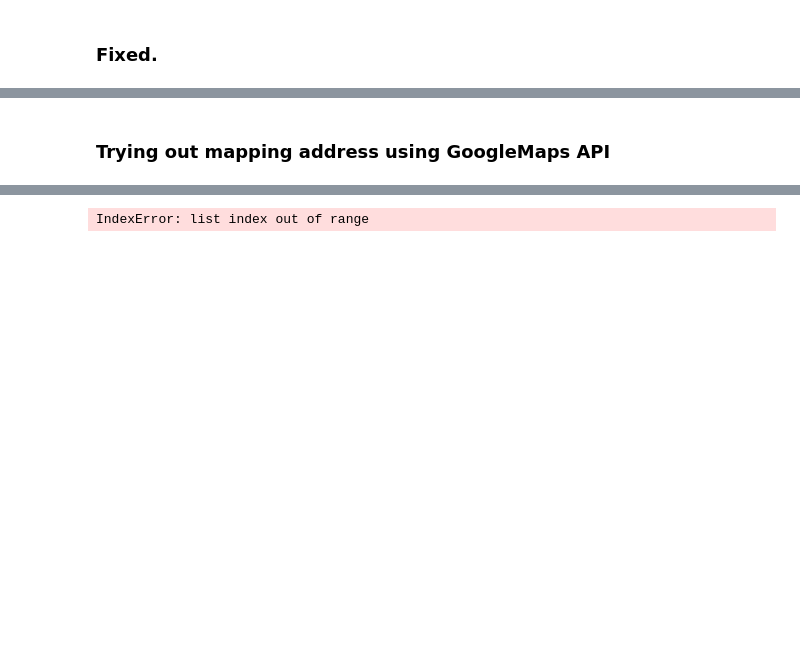
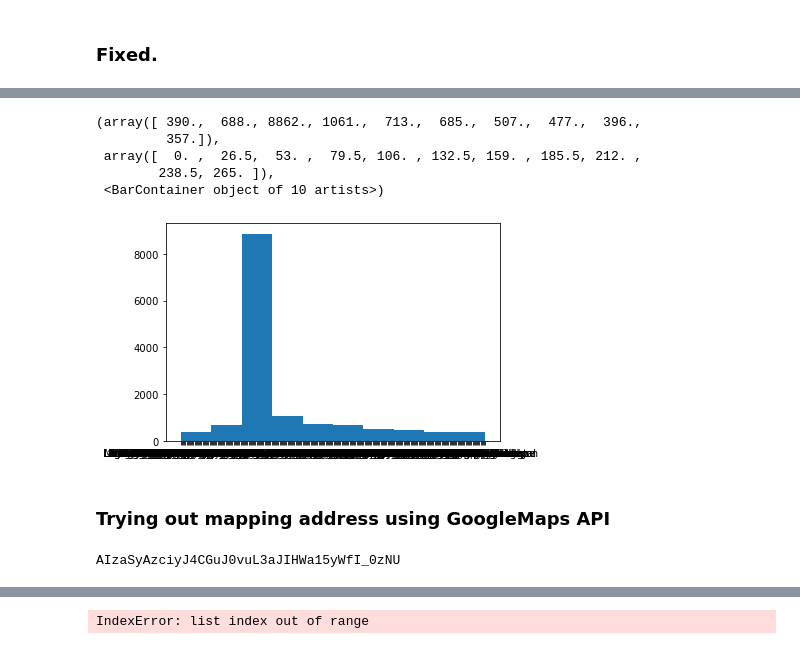
Before and after one commit to AGoyal0512/CS298, a Jupyter notebook: PoliceCleaning.ipynb, the cells around one changed output, grey strips where cells are left out. Cells and saved outputs as stored; diff of their text form; code cells hidden in the pictures; blank space fills up the shorter version.

```diff
--- a/PoliceCleaning.ipynb
+++ b/PoliceCleaning.ipynb
@@ -305,0 +337,3 @@ df[df['Year'] > 2021]
+# %%
+df['ReleasedBy'] = df['ReleasedBy'].replace('PIO Joel Despain', 'PIO Joel DeSpain')
+df['ReleasedBy'].value_counts()
@@ -306,2 +353,11 @@ df[df['Year'] > 2021]
+# %%
+plt.hist(df['ReleasedBy'])
+# %% [output]
+(array([ 390.,  688., 8862., 1061.,  713.,  685.,  507.,  477.,  396.,
+         357.]),
+ array([  0. ,  26.5,  53. ,  79.5, 106. , 132.5, 159. , 185.5, 212. ,
+        238.5, 265. ]),
+ <BarContainer object of 10 artists>)
+[figure, added]
 # %% [markdown]
 ### Trying out mapping address using GoogleMaps API
@@ -309,0 +368,4 @@ import requests
+# %%
+print(api_key)
+# %% [output]
+AIzaSyAzciyJ4CGuJ0vuL3aJIHWa15yWfI_0zNU
```
Also changed, not shown: parts of 16 cells of this notebook.
